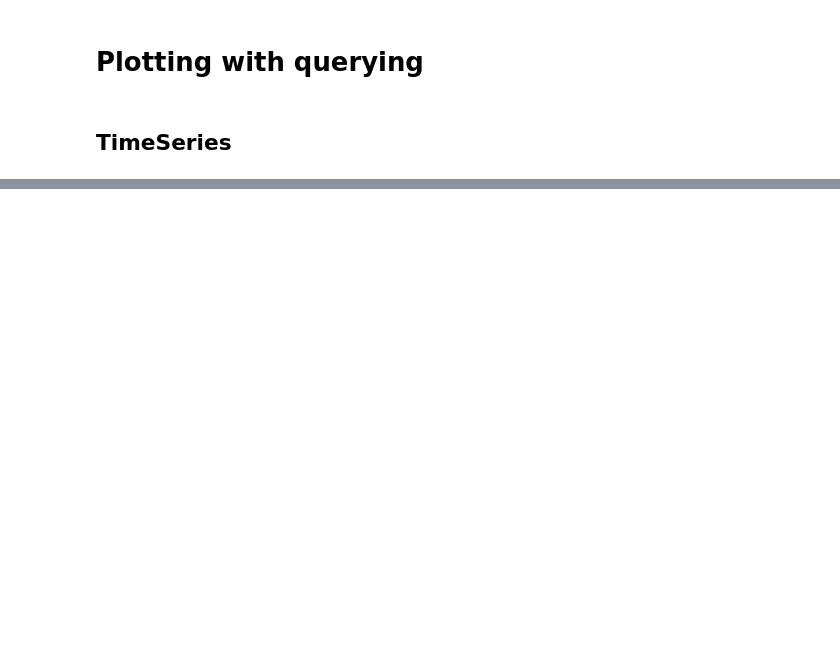
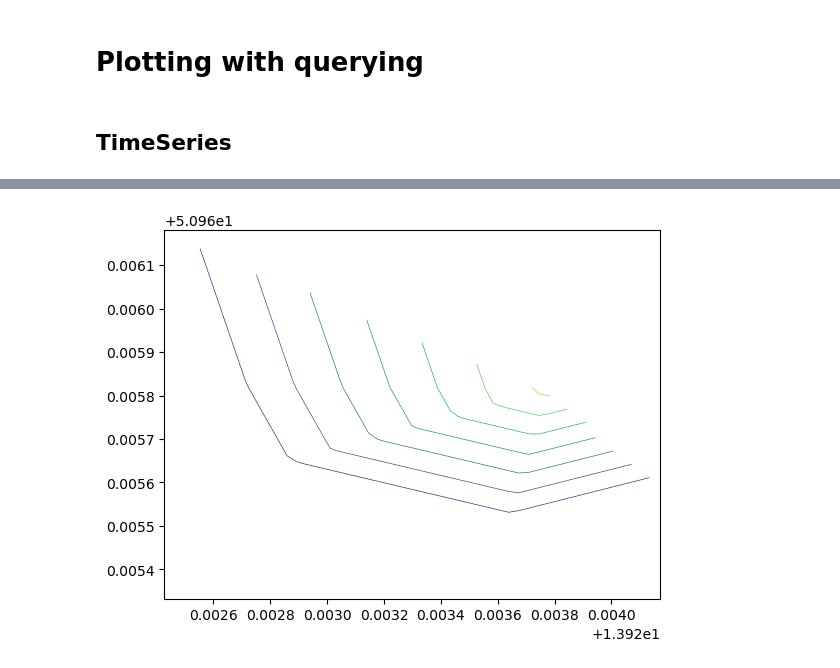
Before and after one commit to vieirasaulo/wasserweise, a Jupyter notebook: Plotting with querying.ipynb, the cells around one changed output, grey strips where cells are left out. Drawn from its saved outputs; the diff is of its cells as text; code cells hidden in the pictures; blank space fills up the shorter version.

Commit message:
querying less filters - contour+quiver
checkpoints deleted

```diff
--- a/Plotting with querying.ipynb
+++ b/Plotting with querying.ipynb
@@ -15,12 +21,3 @@ import panel as pn
 path = 'D:\\Repos\\PirnaCaseStudy\\Database'
 database_fn = 'Database.db'
 database_path = path + '\\' + database_fn
-# %%
-x = Q.TimeSeries(database_path, 0, 0)
-dfX = x.DataFrame
-
-y = Q.PotentiometricMap(database_path, filterVariable = 0, Year = 2015, Month = 1, Day = 30, FilterHour = 12)
-dfY= y.DataFrame
-
-z = Q.HydroProfile(database_path, 0)
-dfZ= z.DataFrame
@@ -95,0 +41,80 @@ PandasInterface expects tabular data, for more information on supported datatype
+# %%
+TileLayer = folium.TileLayer(
+        tiles = 'https://server.arcgisonline.com/ArcGIS/rest/services/World_Imagery/MapServer/tile/{z}/{y}/{x}',
+        attr = 'Esri',
+        name = 'Esri Satellite',
+        overlay = False,
+        control = True
+       )
+# %%
+date = '2021-11-12'
+hour = 12
+
+
+date = pd.to_datetime(date)
+epsg = 4326
+crs = 'EPSG:{}'.format(epsg)
+
+#querying and transforming it to geodaframe
+map_query = Q.PotentiometricMap(database_path, filterVariable = 0, Year = date.year, Month = date.month, Day = date.day, FilterHour = hour)
+map_df = map_query.DataFrame.dropna().reset_index(drop = True)
+map_gdf = gpd.GeoDataFrame(map_df, geometry = gpd.points_from_xy (map_df.E, map_df.N), crs = crs)
+
+# Create a geometry list from the GeoDataFrame to pass into folium map
+points_list = [list(i[1].values) for i in map_gdf[['N', 'E']].iterrows()]
+map_center = map_gdf.N.mean(), map_gdf.E.mean() #in folium y comes before x
+
+#Linear interpolation
+points = np.array(map_df[['E','N']])
+values = np.array(map_df.Value)
+minx, maxx = map_df.E.min(), map_df.E.max()
+miny, maxy =  map_df.N.min(), map_df.N.max()
+grid_x, grid_y = np.mgrid[minx:maxx:50j, miny:maxy:50j]
+grid_z = griddata(points, values, (grid_x, grid_y), method='linear')
+#contour plot
+contour = plt.contour(grid_x, grid_y, grid_z, linewidths = 0.5)
+#creating geodatagrame from countour
+isolines_gdf = gpd.GeoDataFrame.from_features(json.loads(geojsoncontour.contour_to_geojson(
+                contour=contour,
+                min_angle_deg=3.0,
+                ndigits=5,
+                stroke_width=0.1))).set_crs(crs)
+
+#reversing coordinates for folium (geodataframe is the contrary)
+points_line = isolines_gdf.apply(lambda x: [y for y in x['geometry'].coords], axis=1)
+lines_list = list()
+for row in points_line:
+    lines_list.append( [(tup[1], tup[0]) for tup in row])
+isolines_gdf['lines'] = lines_list
+
+#create object map and adding points to it
+Map = folium.Map(location=map_center, tiles="OpenStreetMap", zoom_start=19)
+Tile = TileLayer.add_to(Map)
+i = 0
+for coordinates in points_list:
+    # Place the markers with the popup labels and data
+    Map.add_child(
+        folium.Marker(
+            location = coordinates,
+            popup =
+                f'''
+                <b>Well: </b>{map_gdf.WellName[i]}<br>
+                <b>Variable:</b> {map_query.VariableName} <br>
+                <b>Value: </b>{map_gdf.Value[i]}
+                '''
+        )
+    )
+    i += 1
+
+#adding isolines
+for row in isolines_gdf.iterrows():
+    row = row[1]
+    line = row.lines
+    folium.PolyLine(line,
+                    color = row.stroke,
+                    weight = 1,
+                    popup = f'''{row['level-value']}m'''
+                    ).add_to(Map)
+
+Map
+# %% [output]
@@ -95,0 +123 @@ PandasInterface expects tabular data, for more information on supported datatype
+[figure, added]
```
Also changed, not shown: parts of 29 cells of this notebook, 4 other files.
